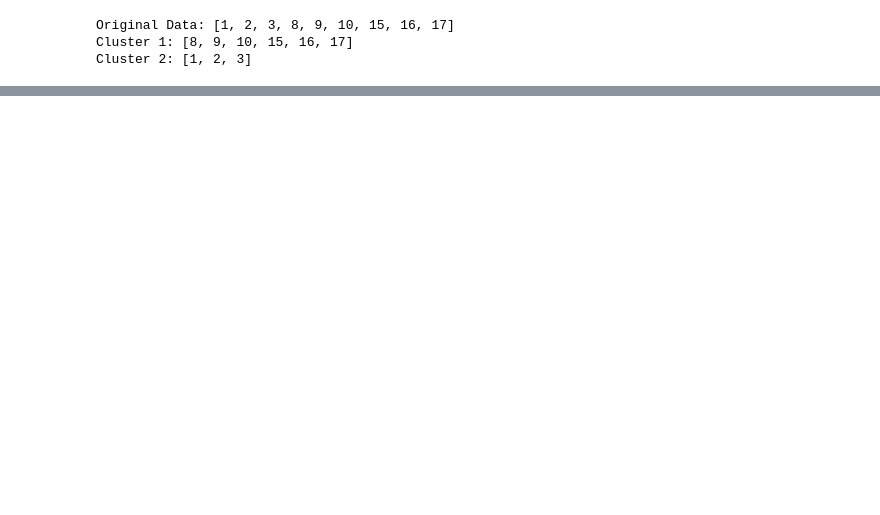
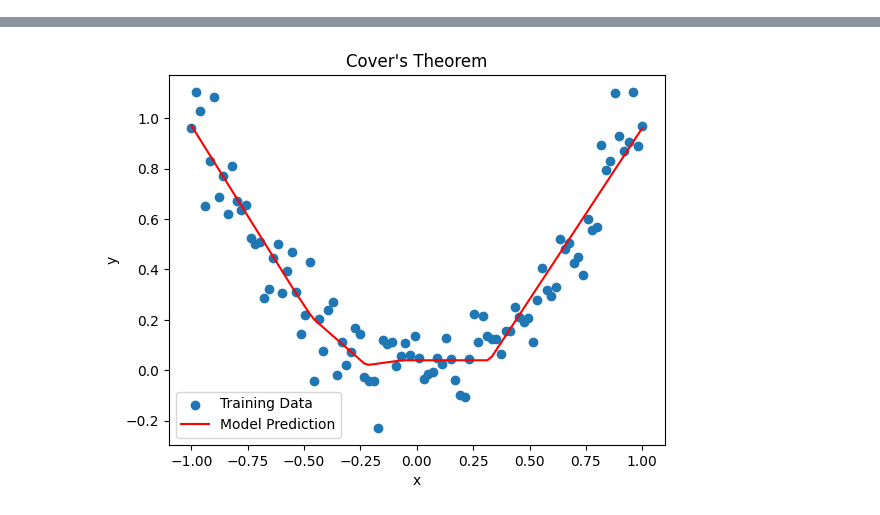
Before and after one commit to PranshuArora1729/1BM21AI091_INN, a Jupyter notebook: Question8.ipynb, the cells around one changed output, grey strips where cells are left out. Cells and saved outputs as stored; diff of their text form; code cells hidden in the pictures; blank space fills up the shorter version.

```diff
--- a/Question8.ipynb
+++ b/Question8.ipynb
@@ -1,22 +1,31 @@
-# %%
-import numpy as np
-from sklearn.cluster import KMeans
-
-
-def analyze_patterns(data):
-    kmeans = KMeans(n_clusters=2)
-    kmeans.fit(np.array(data).reshape(-1, 1))
-    cluster_1 = [data[i] for i in range(len(data)) if kmeans.labels_[i] == 0]
-    cluster_2 = [data[i] for i in range(len(data)) if kmeans.labels_[i] == 1]
-    return cluster_1, cluster_2
-
-
-input_data = [1, 2, 3, 8, 9, 10, 15, 16, 17]
-cluster_1, cluster_2 = analyze_patterns(input_data)
-print("Original Data:", input_data)
-print("Cluster 1:", cluster_1)
-print("Cluster 2:", cluster_2)
-# %% [output]
-Original Data: [1, 2, 3, 8, 9, 10, 15, 16, 17]
-Cluster 1: [8, 9, 10, 15, 16, 17]
-Cluster 2: [1, 2, 3]
+# %%
+import tensorflow as tf
+import numpy as np
+import matplotlib.pyplot as plt
+
+def create_datasets():
+    x_train = np.linspace(-1, 1, 100).reshape(-1, 1)
+    y_train = x_train**2 + np.random.normal(0, 0.1, size=x_train.shape)
+    return x_train, y_train
+
+def train_model(x_train, y_train):
+    model = tf.keras.Sequential([ tf.keras.layers.Dense(10, activation="relu", input_shape=(1,)), tf.keras.layers.Dense(1),])
+    model.compile(optimizer="adam", loss="mse")
+    model.fit(x_train, y_train, epochs=1000, verbose=0)
+    return model
+
+def plot_results(x_train, y_train, x_test, y_pred):
+    plt.scatter(x_train, y_train, label="Training Data")
+    plt.plot(x_test, y_pred, color="red", label="Model Prediction")
+    plt.legend()
+    plt.xlabel("x")
+    plt.ylabel("y")
+    plt.title("Cover's Theorem")
+    plt.show()
+
+x_train, y_train = create_datasets()
+model = train_model(x_train, y_train)
+y_pred = model.predict(np.linspace(-1, 1, 100).reshape(-1, 1))
+
+plot_results(x_train, y_train, np.linspace(-1, 1, 100).reshape(-1, 1), y_pred)
+# %% [output]
@@ -22,0 +33 @@ Cluster 2: [1, 2, 3]
+[figure, added]
```
Also changed, not shown: parts of 1 cell of this notebook.
